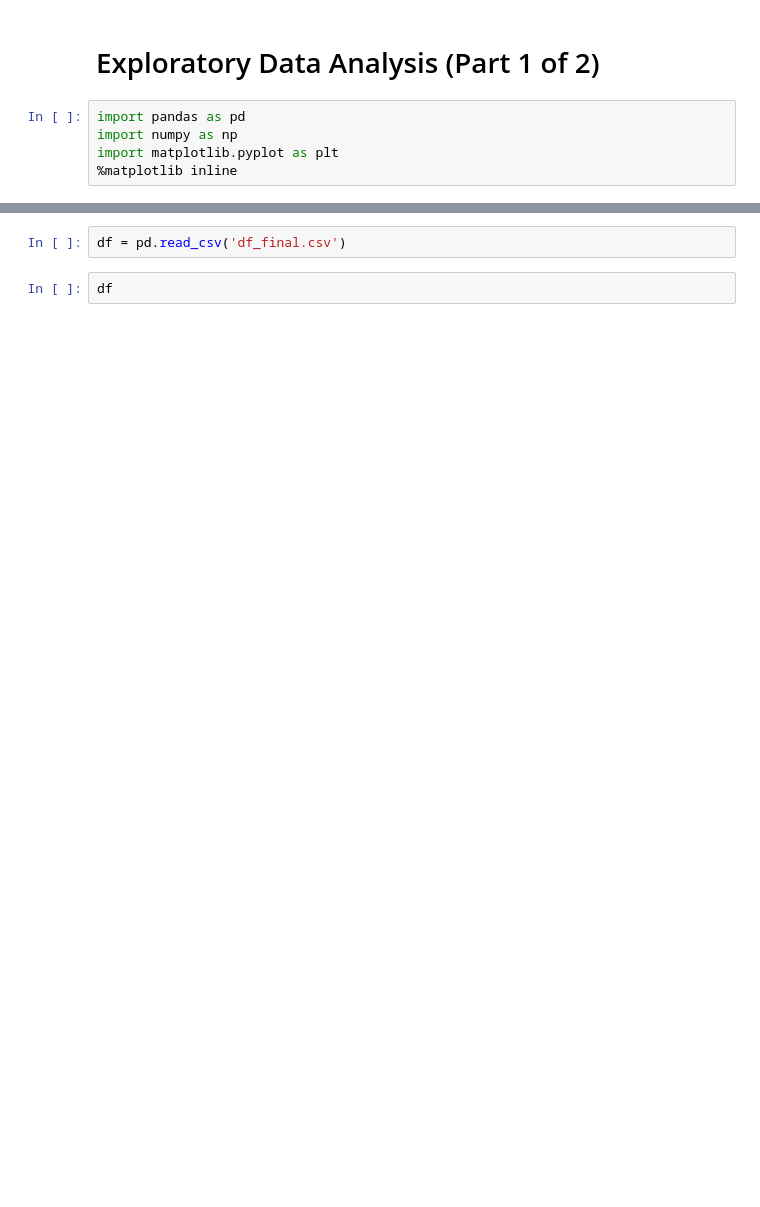
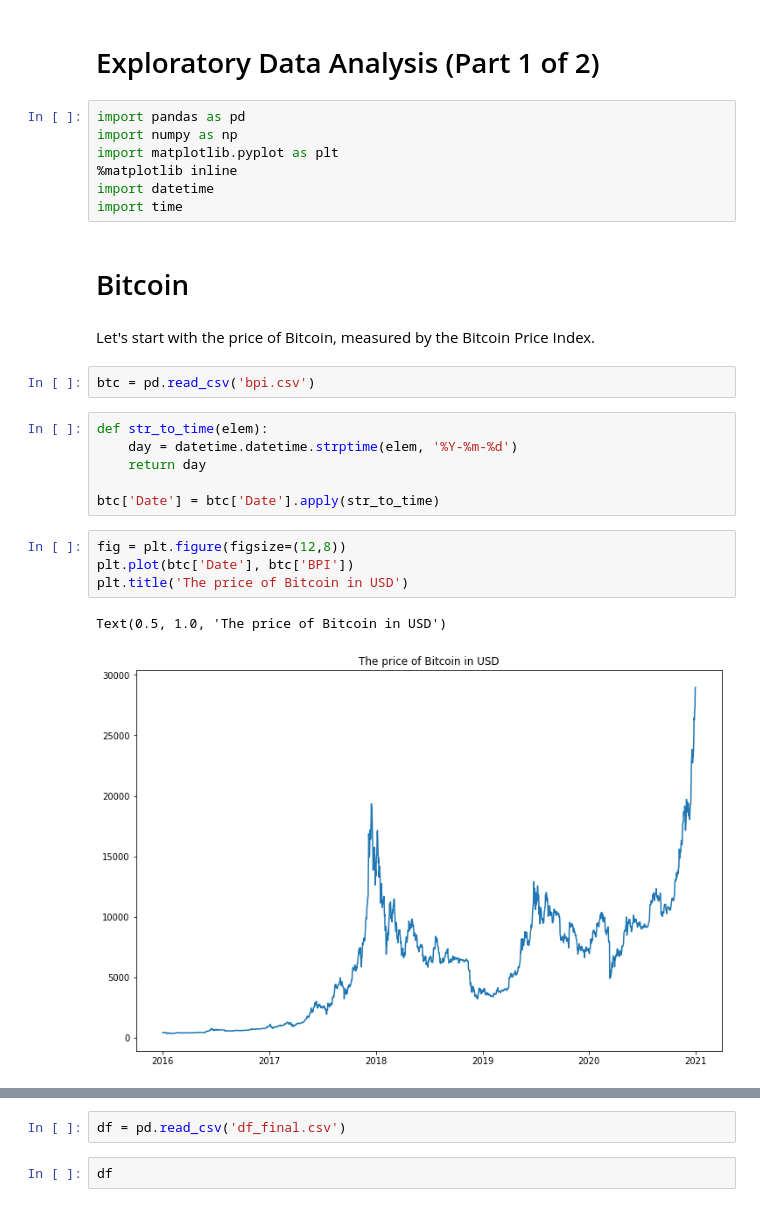
Before and after one commit to jasperschroeder/BigDataClass, a Jupyter notebook: EDA (1 of 2).ipynb, the cells around one changed output, grey strips where cells are left out. Cells and saved outputs as stored; diff of their text form; blank space fills up the shorter version.

```diff
--- a/EDA (1 of 2).ipynb
+++ b/EDA (1 of 2).ipynb
@@ -5,3 +5,24 @@ import pandas as pd
 import numpy as np
 import matplotlib.pyplot as plt
 %matplotlib inline
+import datetime
+import time
+# %% [markdown]
+# Bitcoin
+# %% [markdown]
+Let's start with the price of Bitcoin, measured by the Bitcoin Price Index.
+# %%
+btc = pd.read_csv('bpi.csv')
+# %%
+def str_to_time(elem):
+    day = datetime.datetime.strptime(elem, '%Y-%m-%d')
+    return day
+
+btc['Date'] = btc['Date'].apply(str_to_time)
+# %%
+fig = plt.figure(figsize=(12,8))
+plt.plot(btc['Date'], btc['BPI'])
+plt.title('The price of Bitcoin in USD')
+# %% [output]
+Text(0.5, 1.0, 'The price of Bitcoin in USD')
+[figure, added]
```
Also changed, not shown: parts of 3 cells of this notebook, 3 other files.
